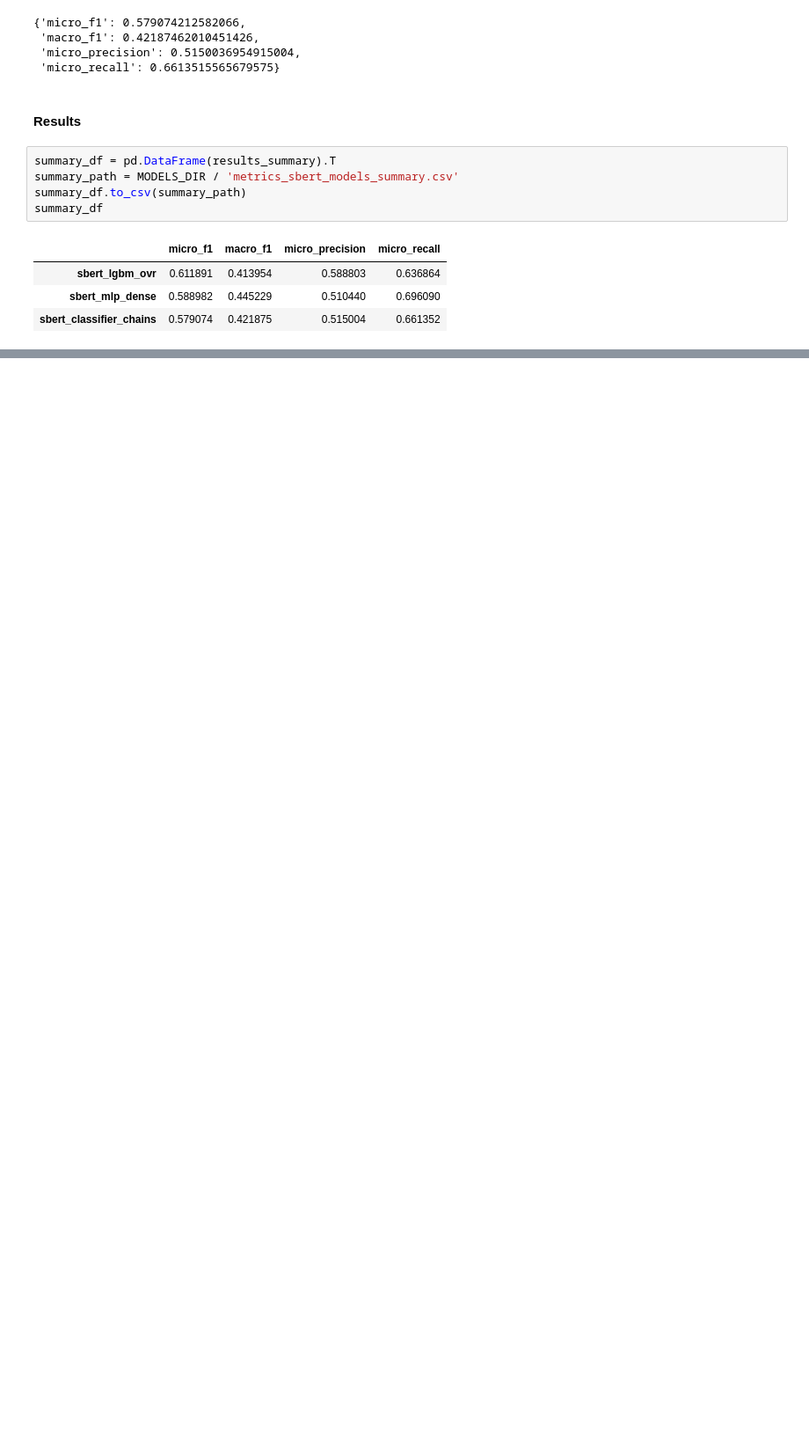
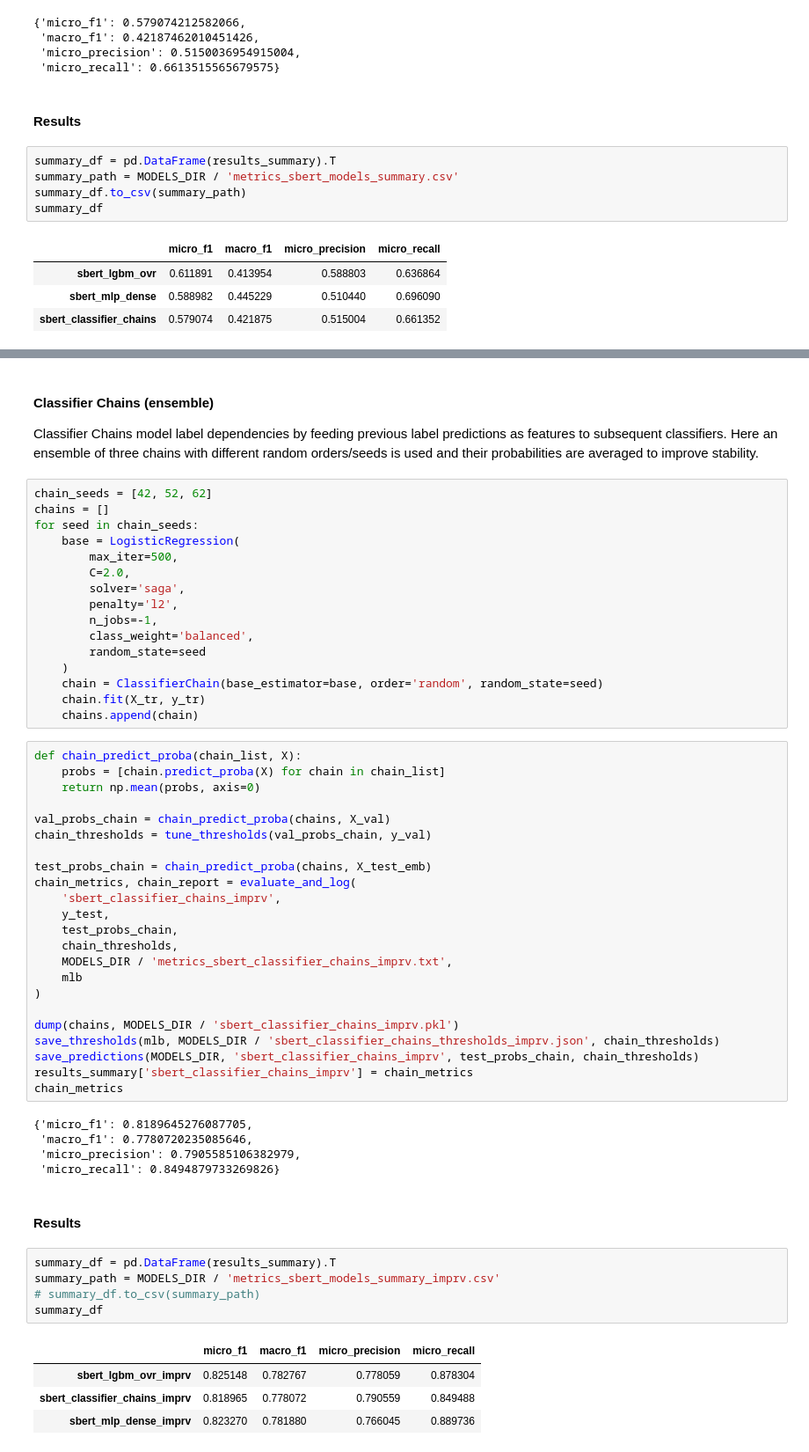
Before and after one commit to szpajak/imdb-analytics-pipeline, a Jupyter notebook: src/models_with_sbert_embedding.ipynb, the cells around one changed output, grey strips where cells are left out. Shown at 88% size. Drawn from its saved outputs; the diff is of its cells as text; blank space fills up the shorter version.

```diff
--- a/src/models_with_sbert_embedding.ipynb
+++ b/src/models_with_sbert_embedding.ipynb
@@ -365,0 +579,60 @@ summary_df
+# %% [markdown]
+#### **Classifier Chains (ensemble)**
+
+Classifier Chains model label dependencies by feeding previous label predictions as features to subsequent classifiers. Here an ensemble of three chains with different random orders/seeds is used and their probabilities are averaged to improve stability.
+# %%
+chain_seeds = [42, 52, 62]
+chains = []
+for seed in chain_seeds:
+    base = LogisticRegression(
+        max_iter=500,
+        C=2.0,
+        solver='saga',
+        penalty='l2',
+        n_jobs=-1,
+        class_weight='balanced',
+        random_state=seed
+    )
+    chain = ClassifierChain(base_estimator=base, order='random', random_state=seed)
+    chain.fit(X_tr, y_tr)
+    chains.append(chain)
+# %%
+def chain_predict_proba(chain_list, X):
+    probs = [chain.predict_proba(X) for chain in chain_list]
+    return np.mean(probs, axis=0)
+
+val_probs_chain = chain_predict_proba(chains, X_val)
+chain_thresholds = tune_thresholds(val_probs_chain, y_val)
+
+test_probs_chain = chain_predict_proba(chains, X_test_emb)
+chain_metrics, chain_report = evaluate_and_log(
+    'sbert_classifier_chains_imprv',
+    y_test,
+    test_probs_chain,
+    chain_thresholds,
+    MODELS_DIR / 'metrics_sbert_classifier_chains_imprv.txt',
+    mlb
+)
+
+dump(chains, MODELS_DIR / 'sbert_classifier_chains_imprv.pkl')
+save_thresholds(mlb, MODELS_DIR / 'sbert_classifier_chains_thresholds_imprv.json', chain_thresholds)
+save_predictions(MODELS_DIR, 'sbert_classifier_chains_imprv', test_probs_chain, chain_thresholds)
+results_summary['sbert_classifier_chains_imprv'] = chain_metrics
+chain_metrics
+# %% [output]
+{'micro_f1': 0.8189645276087705,
+ 'macro_f1': 0.7780720235085646,
+ 'micro_precision': 0.7905585106382979,
+ 'micro_recall': 0.8494879733269826}
+# %% [markdown]
+#### **Results**
+# %%
+summary_df = pd.DataFrame(results_summary).T
+summary_path = MODELS_DIR / 'metrics_sbert_models_summary_imprv.csv'
+# summary_df.to_csv(summary_path)
+summary_df
+# %% [output]
+|  | micro_f1 | macro_f1 | micro_precision | micro_recall |
+| sbert_lgbm_ovr_imprv | 0.825148 | 0.782767 | 0.778059 | 0.878304 |
+| sbert_classifier_chains_imprv | 0.818965 | 0.778072 | 0.790559 | 0.849488 |
+| sbert_mlp_dense_imprv | 0.823270 | 0.781880 | 0.766045 | 0.889736 |
```
Also changed, not shown: parts of 10 cells of this notebook, 17 other files.
